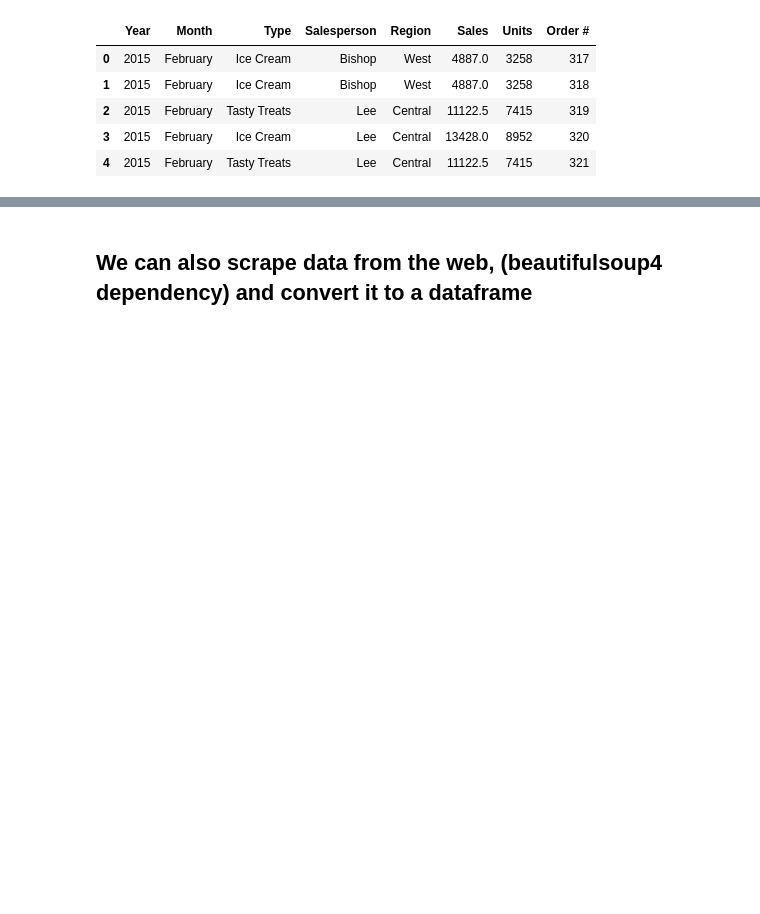
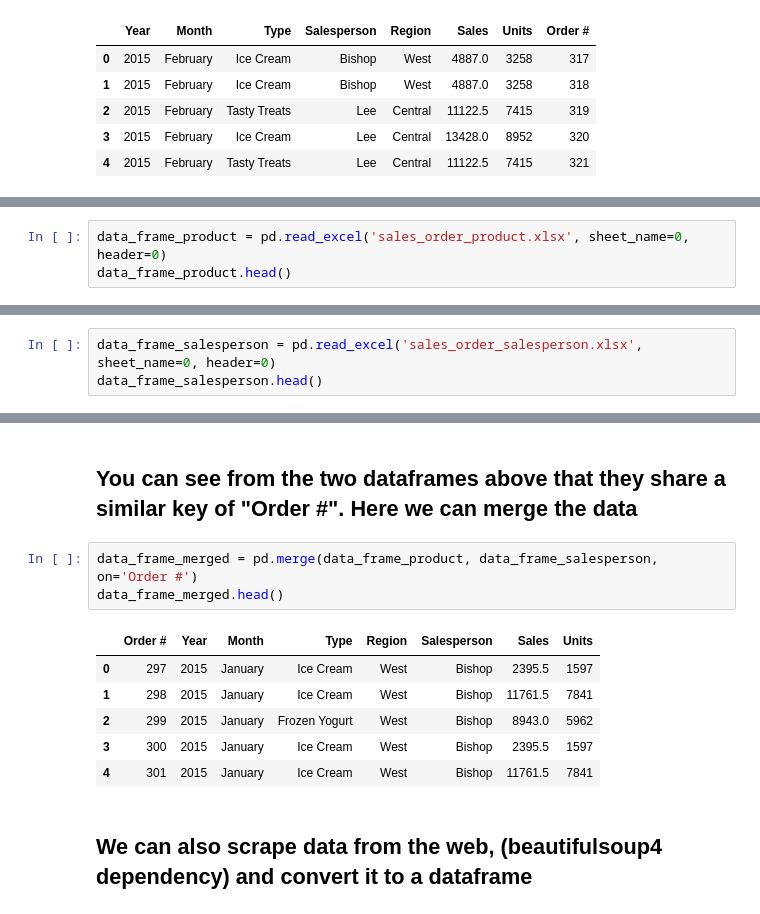
Before and after one commit to jcamier/dfw_pandas_talk, a Jupyter notebook: dfw_pandas_talk_getting_data.ipynb, the cells around one changed output, grey strips where cells are left out. Drawn from its saved outputs; the diff is of its cells as text; blank space fills up the shorter version.

Commit message:
add pandas merge method

```diff
--- a/dfw_pandas_talk_getting_data.ipynb
+++ b/dfw_pandas_talk_getting_data.ipynb
@@ -196,0 +178,3 @@ data_frame_excel.head()
+# %%
+data_frame_product = pd.read_excel('sales_order_product.xlsx', sheet_name=0, header=0)
+data_frame_product.head()
@@ -196,0 +188,3 @@ data_frame_excel.head()
+# %%
+data_frame_salesperson = pd.read_excel('sales_order_salesperson.xlsx', sheet_name=0, header=0)
+data_frame_salesperson.head()
@@ -197,3 +198,15 @@ data_frame_excel.head()
+# %% [markdown]
+## You can see from the two dataframes above that they share a similar key of "Order #". Here we can merge the data
+# %%
+data_frame_merged = pd.merge(data_frame_product, data_frame_salesperson, on='Order #')
+data_frame_merged.head()
+# %% [output]
+|  | Order # | Year | Month | Type | Region | Salesperson | Sales | Units |
+| 0 | 297 | 2015 | January | Ice Cream | West | Bishop | 2395.5 | 1597 |
+| 1 | 298 | 2015 | January | Ice Cream | West | Bishop | 11761.5 | 7841 |
+| 2 | 299 | 2015 | January | Frozen Yogurt | West | Bishop | 8943.0 | 5962 |
+| 3 | 300 | 2015 | January | Ice Cream | West | Bishop | 2395.5 | 1597 |
+| 4 | 301 | 2015 | January | Ice Cream | West | Bishop | 11761.5 | 7841 |
 # %% [markdown]
 ## We can also scrape data from the web, (beautifulsoup4 dependency) and convert it to a dataframe
 # %%
```
Also changed, not shown: parts of 7 cells of this notebook, 2 other files.
